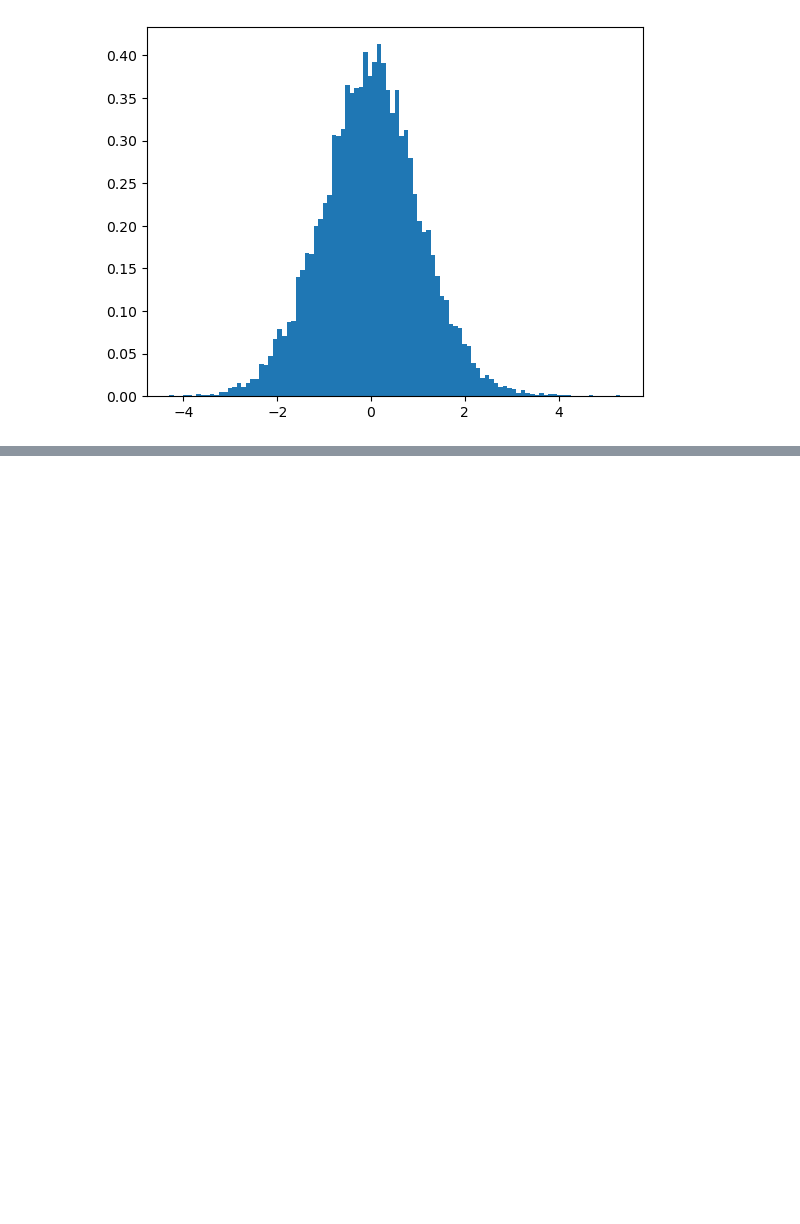
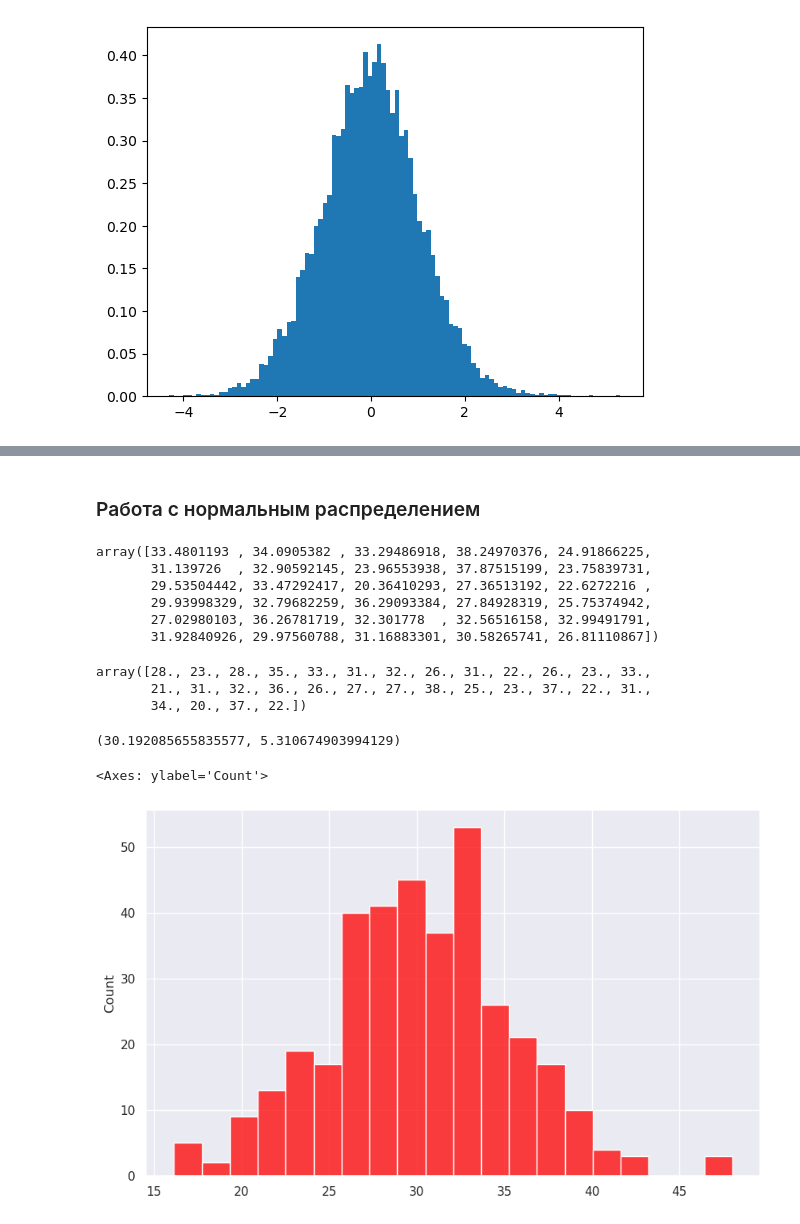
Before and after one commit to BalshowAndrew/math_datascience, a Jupyter notebook: math_ds.ipynb, the cells around one changed output, grey strips where cells are left out. Cells and saved outputs as stored; diff of their text form; code cells hidden in the pictures; blank space fills up the shorter version.

```diff
--- a/math_ds.ipynb
+++ b/math_ds.ipynb
@@ -1411,0 +1414,43 @@ h = plt.hist(s, bins=100, density=True)
+# %%
+import numpy as np
+from scipy import stats
+import matplotlib.pyplot as plt
+import seaborn as sns
+sns.set()
+from pylab import rcParams
+rcParams['figure.figsize'] = 10, 6
+# %% [markdown]
+### Работа с нормальным распределением
+# %%
+# создаем нормальное распределение со средним значением = 30 и дисперсией = 5
+norm_rv = stats.norm(loc=30, scale=5)
+# %%
+# сделаем выборку величиной в 365 значений
+samples = norm_rv.rvs(365)
+samples[:30]
+# %% [output]
+array([33.4801193 , 34.0905382 , 33.29486918, 38.24970376, 24.91866225,
+       31.139726  , 32.90592145, 23.96553938, 37.87515199, 23.75839731,
+       29.53504442, 33.47292417, 20.36410293, 27.36513192, 22.6272216 ,
+       29.93998329, 32.79682259, 36.29093384, 27.84928319, 25.75374942,
+       27.02980103, 36.26781719, 32.301778  , 32.56516158, 32.99491791,
+       31.92840926, 29.97560788, 31.16883301, 30.58265741, 26.81110867])
+# %%
+# если нам надо сгенерировать целые числа (отбросить дробную часть)
+samples2 = np.trunc(norm_rv.rvs(365))
+samples2[:30]
+# %% [output]
+array([28., 23., 28., 35., 33., 31., 32., 26., 31., 22., 26., 23., 33.,
+       21., 31., 32., 36., 26., 27., 27., 38., 25., 23., 37., 22., 31.,
+       34., 20., 37., 22.])
+# %%
+# посмотрим на выборочные среднюю и дисперсию
+samples.mean(), samples.std()
+# %% [output]
+(30.192085655835577, 5.310674903994129)
+# %%
+# строим гистограмму
+sns.histplot(samples, bins=20, color='Red')
+# %% [output]
+<Axes: ylabel='Count'>
+[figure, added]
```
Also changed, not shown: parts of 20 cells of this notebook, 1 other file.
